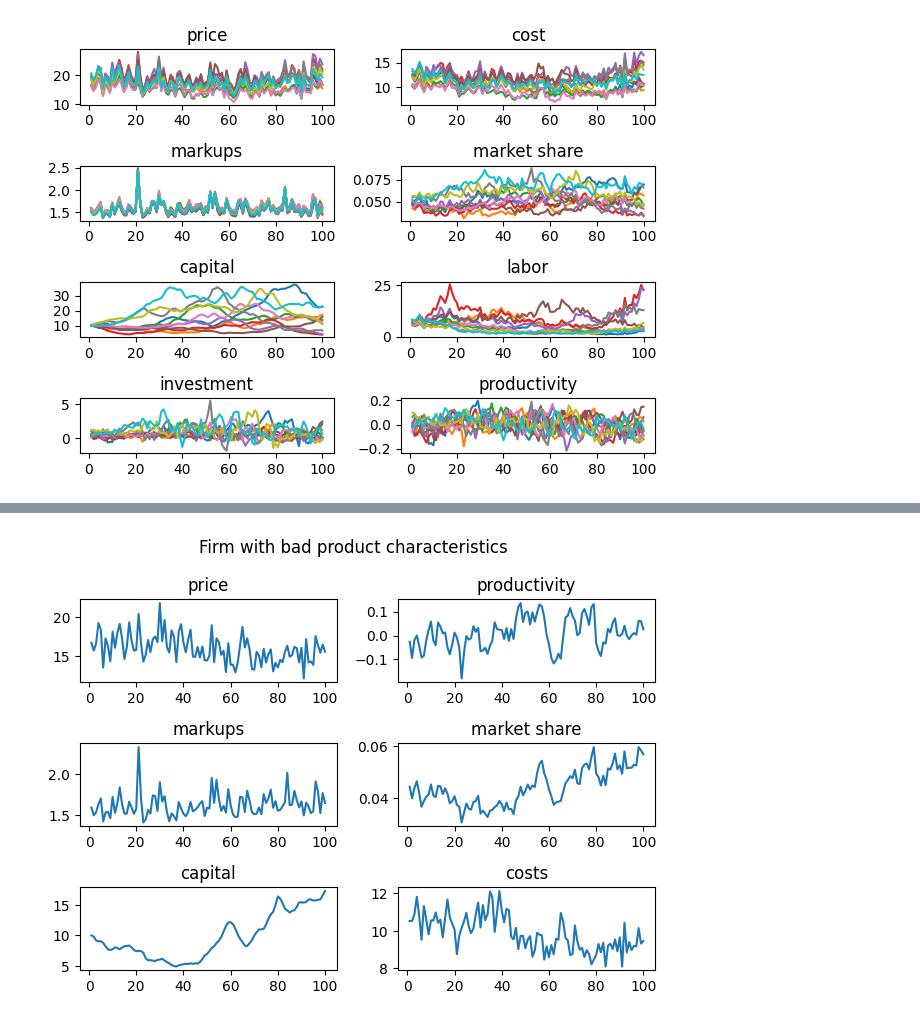
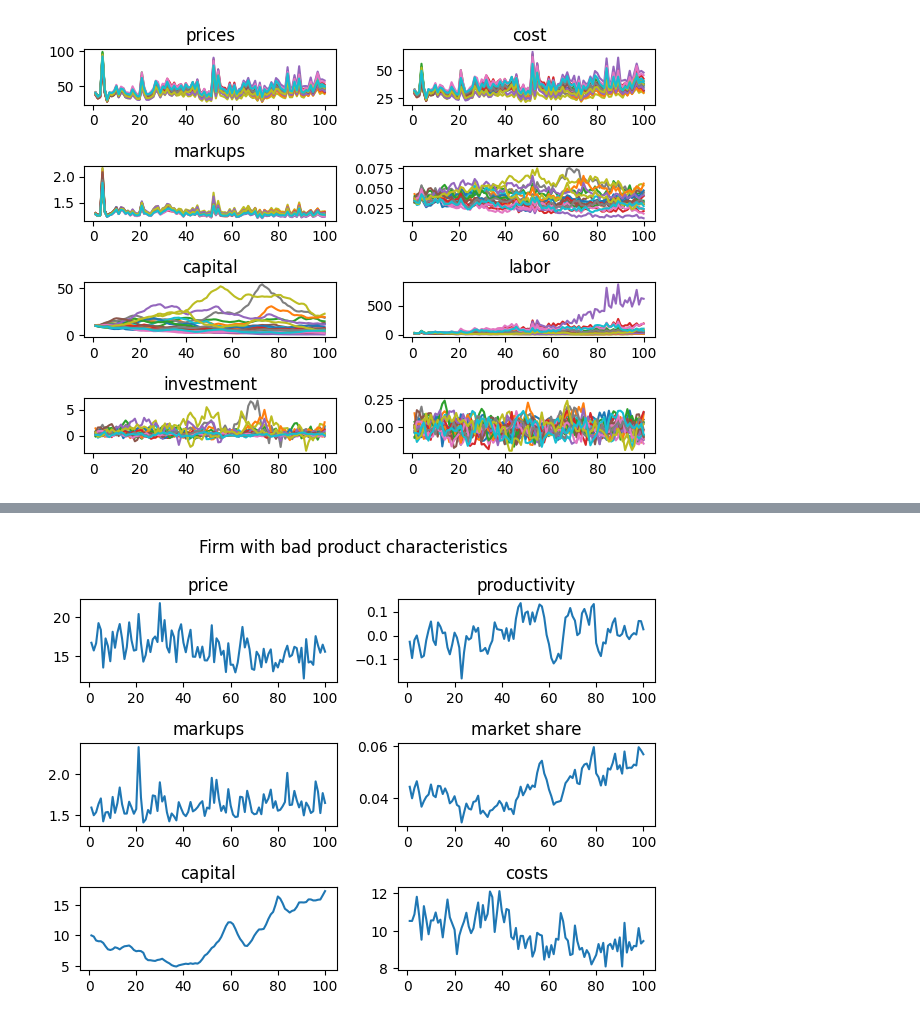
Before and after one commit to anuscabc/markdown_estimation, a Jupyter notebook: plots/plot_single_run_integrated.ipynb, the cells around one changed output, grey strips where cells are left out. Saved outputs shown, nothing was run; the diff lists cells and outputs as text; code cells hidden in the pictures.

```diff
--- a/plots/plot_single_run_integrated.ipynb
+++ b/plots/plot_single_run_integrated.ipynb
@@ -14,37 +33,34 @@ df = pd.read_csv('../data/market_integrates_100.csv')
 # %%
 fig, [[ax1, ax2], [ax3, ax4], [ax5, ax6], [ax7, ax8]] = plt.subplots(4, 2)
 
-for firm in df['product'].unique():
-    df_firm = df[df['product'] == firm]
-    ax1.plot(df_firm.time, df_firm.price)
-    ax2.plot(df_firm.time, df_firm.marginal_cost)
-    ax3.plot(df_firm.time, df_firm.markups)
-    ax4.plot(df_firm.time, df_firm.mshare)
-    ax5.plot(df_firm.time, df_firm.capital)
-    ax6.plot(df_firm.time, df_firm.labor)
-    ax7.plot(df_firm.time, df_firm.investment)
-    ax8.plot(df_firm.time, df_firm.productivity)
+for firm in df['firm_ids'].unique():
+    df_firm = df[df['firm_ids'] == firm]
+    ax1.plot(df_firm.market_ids, df_firm.prices)
+    ax2.plot(df_firm.market_ids, df_firm.marginal_cost)
+    ax3.plot(df_firm.market_ids, df_firm.markups)
+    ax4.plot(df_firm.market_ids, df_firm.shares)
+    ax5.plot(df_firm.market_ids, df_firm.capital)
+    ax6.plot(df_firm.market_ids, df_firm.labor)
+    ax7.plot(df_firm.market_ids, df_firm.investment)
+    ax8.plot(df_firm.market_ids, df_firm.productivity)
 
 
-
-
-
-ax1.set_title('price')
+ax1.set_title('prices')
 ax2.set_title('cost')
 ax3.set_title('markups')
 ax4.set_title('market share')
 ax5.set_title('capital')
 ax6.set_title('labor')
 ax7.set_title('investment')
 ax8.set_title('productivity')
 
 
 
 
 plt.tight_layout()
 plt.show()
 # %% [output]
-[figure, old version]
+[figure, new version]
 # %%
 # df_cc = pd.read_csv('../data/market_constant_cost100.csv')
 df_grouped_cc = df.groupby('product')
```
Also changed, not shown: parts of 2 cells of this notebook, 6 other files.
